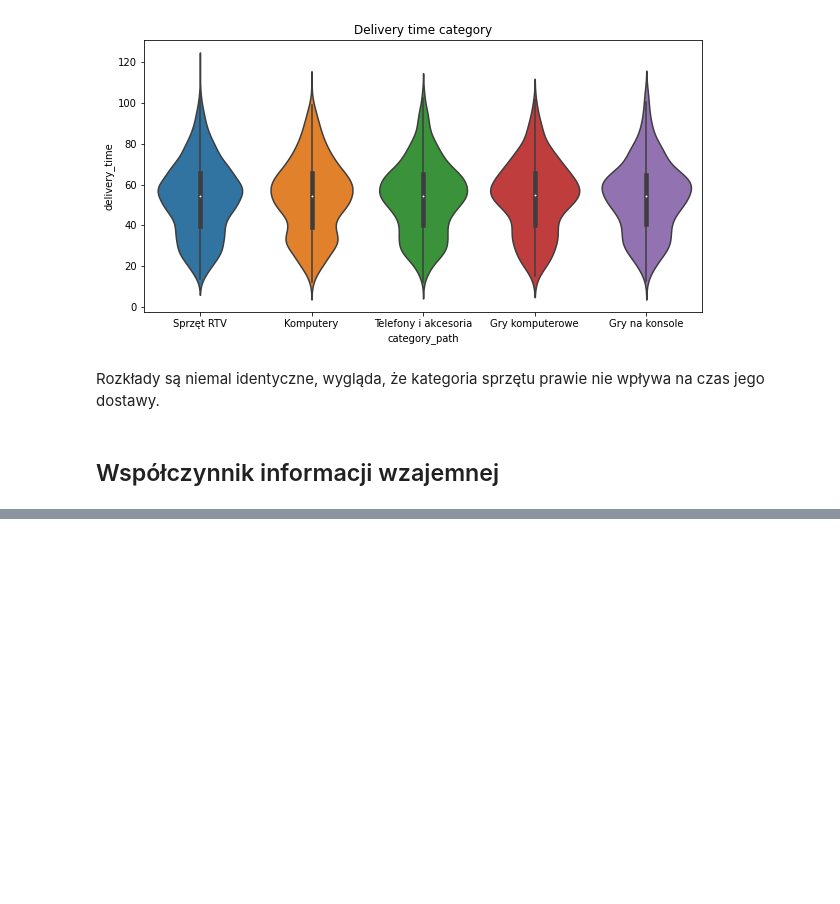
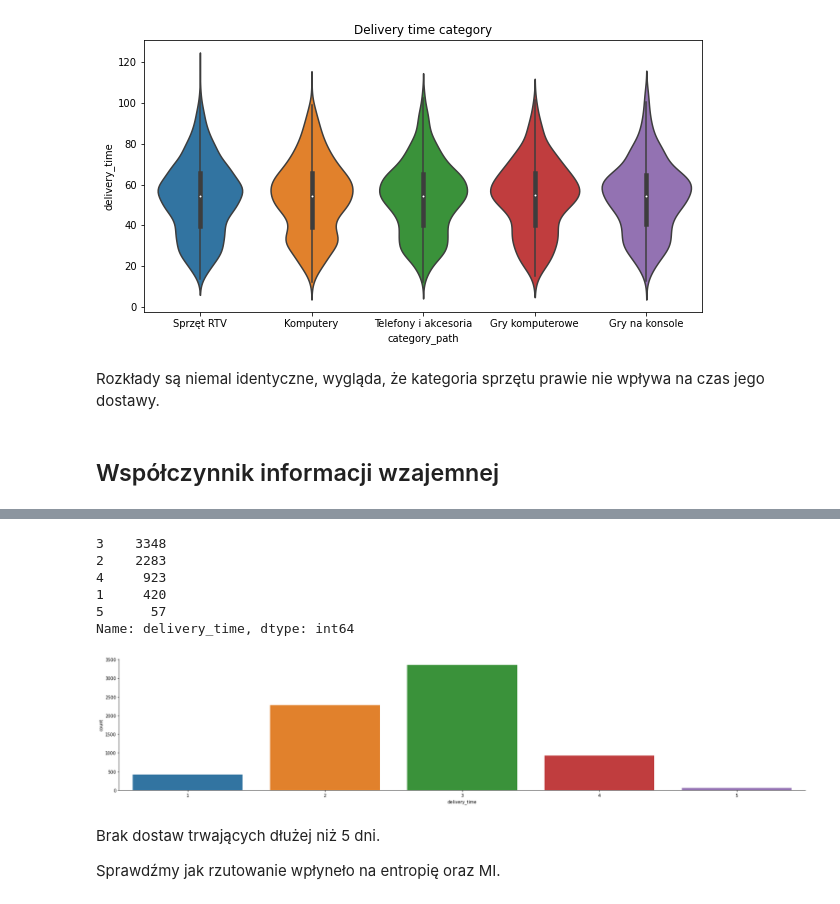
Before and after one commit to jakubZiel/AI-Engineering, a Jupyter notebook: notebooks/data_analysis.ipynb, the cells around one changed output, grey strips where cells are left out. Saved outputs shown, nothing was run; the diff lists cells and outputs as text; code cells hidden in the pictures; blank space fills up the shorter version.

```diff
--- a/notebooks/data_analysis.ipynb
+++ b/notebooks/data_analysis.ipynb
@@ -709,0 +736,36 @@ sbn.catplot(data=aggregatedDF, x='delivery_time', kind='count', aspect= 5)
+# %%
+from scipy.stats import entropy
+
+import math
+
+def cast_time(time):
+
+    days = time / 24
+    days = math.ceil(days)
+
+    if  days <= 5:
+        return days
+
+    if  days <= 7:
+        return 7
+
+    return 14
+
+delivery_time_to_class = aggregatedDF["delivery_time"].apply(cast_time)
+casted_aggregatedDF = aggregatedDF.copy()
+casted_aggregatedDF["delivery_time"] =  delivery_time_to_class
+# %%
+sbn.catplot(data=casted_aggregatedDF, x='delivery_time', kind='count', aspect= 4.6)
+print(delivery_time_to_class.value_counts())
+# %% [output]
+3    3348
+2    2283
+4     923
+1     420
+5      57
+Name: delivery_time, dtype: int64
+[figure, added]
+# %% [markdown]
+Brak dostaw trwających dłużej niż 5 dni.
+
+Sprawdźmy jak rzutowanie wpłyneło na entropię oraz MI.
```
Also changed, not shown: parts of 12 cells of this notebook.
